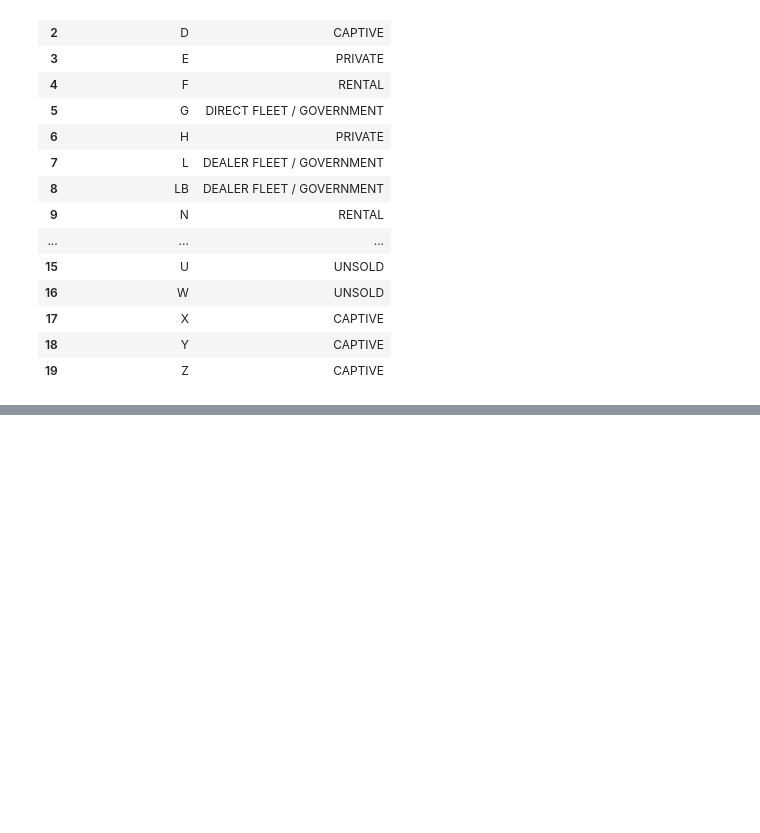
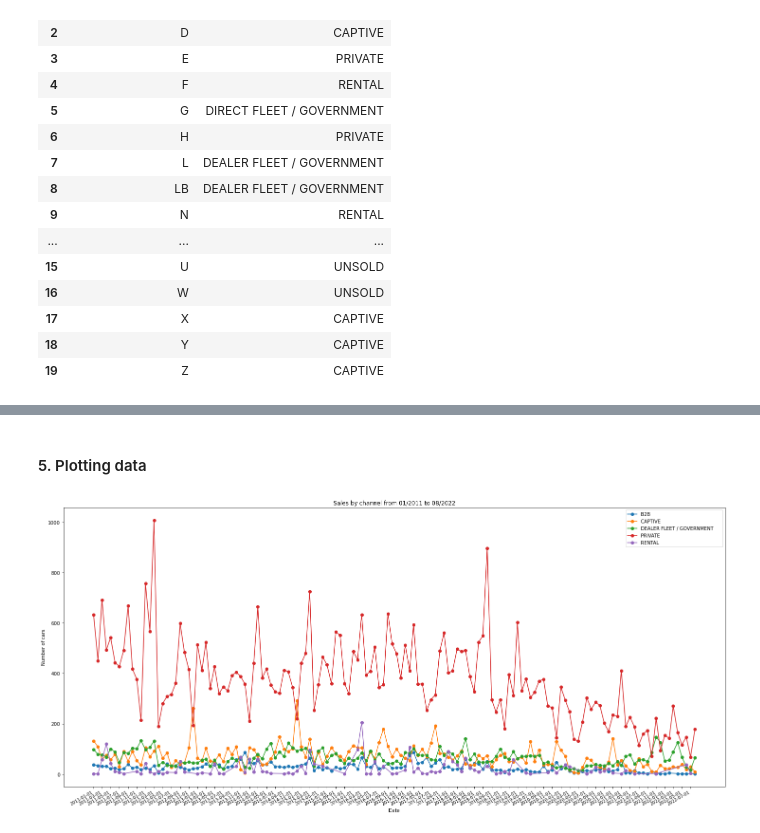
Before and after one commit to martinel-UAS/projects, a Jupyter notebook: 5. Master_thesis/Project.ipynb, the cells around one changed output, grey strips where cells are left out. Cells and saved outputs as stored; diff of their text form; code cells hidden in the pictures; blank space fills up the shorter version.

```diff
--- a/5. Master_thesis/Project.ipynb
+++ b/5. Master_thesis/Project.ipynb
@@ -292,19 +174,0 @@ Name: Orders, dtype: object
-# %%
-years = mdates.YearLocator()   # every year
-months = mdates.MonthLocator()  # every month
-years_fmt = mdates.DateFormatter('%Y-%m') #This is a format.
-fig, axes = plt.subplots(figsize=(20,7))
-
-plt.plot(result['Orders'], label = 'Orders', marker = 'o')
-
-axes.xaxis.set_major_locator(months)
-axes.xaxis.set_major_formatter(years_fmt)
-axes.xaxis.set_minor_locator(months)
-
-# Autolayout
-plt.rcParams["figure.autolayout"] = True
-
-# Set the font size of xticks
-plt.xticks(fontsize=8)
-plt.xticks(rotation = 'vertical')
-plt.show()
@@ -314,7 +174,0 @@ TypeError: unhashable type: 'numpy.ndarray'
-# %%
-from statsmodels.tsa.seasonal import seasonal_decompose
-plt.rc('figure',figsize=(14,8))
-plt.rc('font',size=15)
-
-output = seasonal_decompose(result[result["P"] > 35],model='additive')
-fig = output.plot()
@@ -353,0 +254,5 @@ AttributeError: 'pandas._libs.properties.CachedProperty' object has no attribute
+# %%
+# Load file into a pandas dataframe
+file = 'D:/Git_Projects/5. Master_thesis/output.xlsx'
+result = pd.concat(pd.read_excel(file, sheet_name=None), ignore_index=True)
+result = result.set_index("Date")
@@ -353,0 +277,16 @@ AttributeError: 'pandas._libs.properties.CachedProperty' object has no attribute
+# %% [markdown]
+#### 5. Plotting data
+# %%
+fig, axes = plt.subplots(figsize=(25,12))
+xticks = pd.date_range(start=result.index.min(), end=result.index.max(), freq='2MS')
+result.groupby('VehicleSalesChannelDesc')['Orders'].plot(legend=True, marker = 'o', xticks=xticks)
+
+# Add title and axis names
+plt.title('Sales by channel from 01/2011 to 08/2022')
+plt.ylabel('Number of cars')
+plt.xticks(fontsize=9)
+
+# Show graph
+plt.show()
+# %% [output]
+[figure, added]
```
Also changed, not shown: parts of 74 cells of this notebook, 1 other file.
